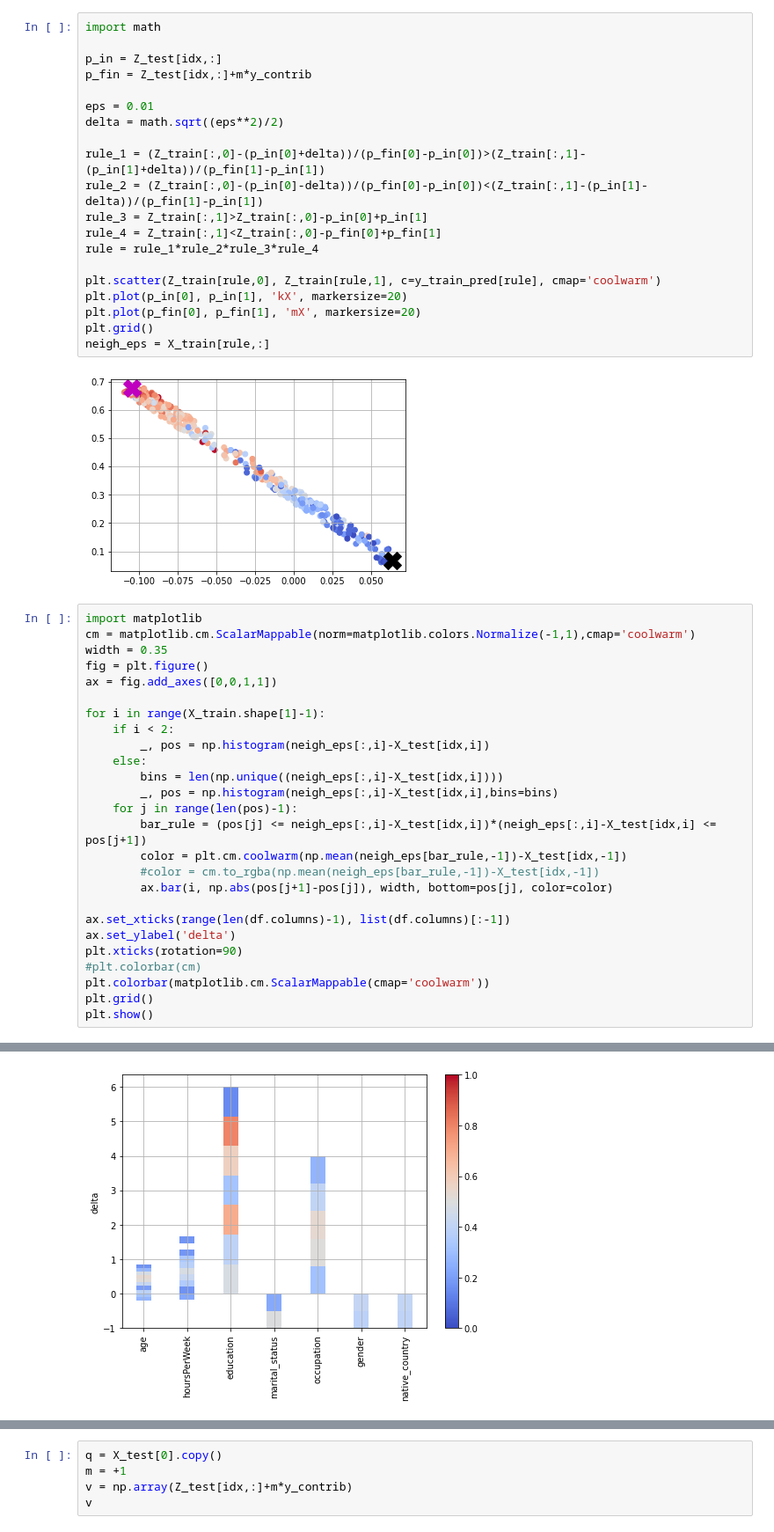
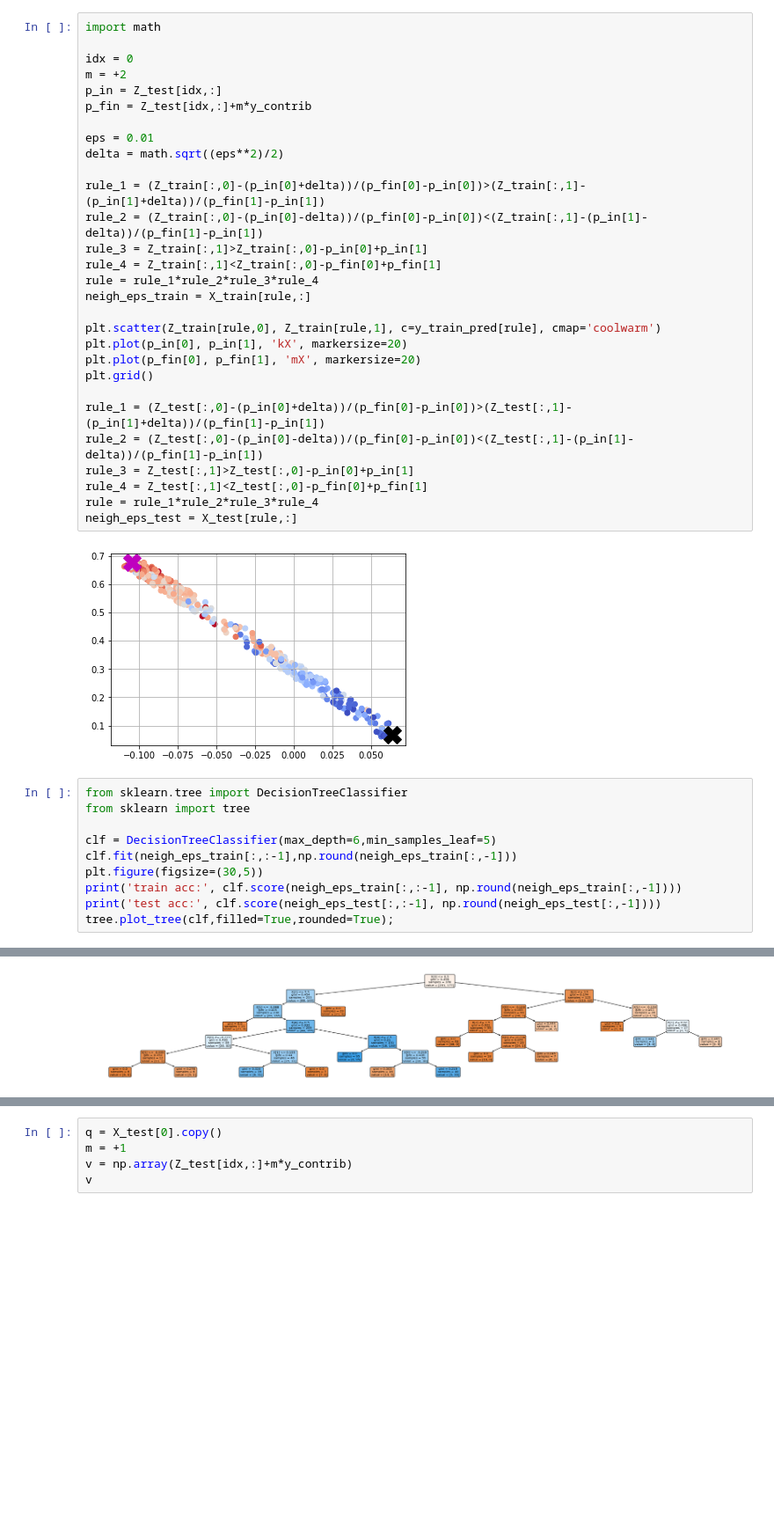
Before and after one commit to francescobodria/posthoc-similaryclass-counterfactuals, a Jupyter notebook: Adult_Mixed_distance.ipynb, the cells around one changed output, grey strips where cells are left out. Shown: that part at 88% size. Saved outputs shown, nothing was run; the diff lists cells and outputs as text; blank space fills up the shorter version.

```diff
--- a/Adult_Mixed_distance.ipynb
+++ b/Adult_Mixed_distance.ipynb
@@ -284,6 +284,8 @@ plt.grid()
 # %%
 import math
 
+idx = 0
+m = +2
 p_in = Z_test[idx,:]
 p_fin = Z_test[idx,:]+m*y_contrib
 
@@ -295,38 +297,29 @@ rule_2 = (Z_train[:,0]-(p_in[0]-delta))/(p_fin[0]-p_in[0])<(Z_train[:,1]-(p_in[1
 rule_3 = Z_train[:,1]>Z_train[:,0]-p_in[0]+p_in[1]
 rule_4 = Z_train[:,1]<Z_train[:,0]-p_fin[0]+p_fin[1]
 rule = rule_1*rule_2*rule_3*rule_4
+neigh_eps_train = X_train[rule,:]
 
 plt.scatter(Z_train[rule,0], Z_train[rule,1], c=y_train_pred[rule], cmap='coolwarm')
 plt.plot(p_in[0], p_in[1], 'kX', markersize=20)
 plt.plot(p_fin[0], p_fin[1], 'mX', markersize=20)
 plt.grid()
-neigh_eps = X_train[rule,:]
+
+rule_1 = (Z_test[:,0]-(p_in[0]+delta))/(p_fin[0]-p_in[0])>(Z_test[:,1]-(p_in[1]+delta))/(p_fin[1]-p_in[1])
+rule_2 = (Z_test[:,0]-(p_in[0]-delta))/(p_fin[0]-p_in[0])<(Z_test[:,1]-(p_in[1]-delta))/(p_fin[1]-p_in[1])
+rule_3 = Z_test[:,1]>Z_test[:,0]-p_in[0]+p_in[1]
+rule_4 = Z_test[:,1]<Z_test[:,0]-p_fin[0]+p_fin[1]
+rule = rule_1*rule_2*rule_3*rule_4
+neigh_eps_test = X_test[rule,:]
 # %% [output]
 [figure]
 # %%
-import matplotlib
-cm = matplotlib.cm.ScalarMappable(norm=matplotlib.colors.Normalize(-1,1),cmap='coolwarm')
-width = 0.35
-fig = plt.figure()
-ax = fig.add_axes([0,0,1,1])
+from sklearn.tree import DecisionTreeClassifier
+from sklearn import tree
 
-for i in range(X_train.shape[1]-1):
-    if i < 2:
-        _, pos = np.histogram(neigh_eps[:,i]-X_test[idx,i])
-    else:
-        bins = len(np.unique((neigh_eps[:,i]-X_test[idx,i])))
-        _, pos = np.histogram(neigh_eps[:,i]-X_test[idx,i],bins=bins)
-    for j in range(len(pos)-1):
-        bar_rule = (pos[j] <= neigh_eps[:,i]-X_test[idx,i])*(neigh_eps[:,i]-X_test[idx,i] <= pos[j+1])
-        color = plt.cm.coolwarm(np.mean(neigh_eps[bar_rule,-1])-X_test[idx,-1])
-        #color = cm.to_rgba(np.mean(neigh_eps[bar_rule,-1])-X_test[idx,-1])
-        ax.bar(i, np.abs(pos[j+1]-pos[j]), width, bottom=pos[j], color=color)
-
-ax.set_xticks(range(len(df.columns)-1), list(df.columns)[:-1])
-ax.set_ylabel('delta')
-plt.xticks(rotation=90)
-#plt.colorbar(cm)
-plt.colorbar(matplotlib.cm.ScalarMappable(cmap='coolwarm'))
-plt.grid()
-plt.show()
+clf = DecisionTreeClassifier(max_depth=6,min_samples_leaf=5)
+clf.fit(neigh_eps_train[:,:-1],np.round(neigh_eps_train[:,-1]))
+plt.figure(figsize=(30,5))
+print('train acc:', clf.score(neigh_eps_train[:,:-1], np.round(neigh_eps_train[:,-1])))
+print('test acc:', clf.score(neigh_eps_test[:,:-1], np.round(neigh_eps_test[:,-1])))
+tree.plot_tree(clf,filled=True,rounded=True);
 # %% [output]
@@ -333 +328 @@ plt.show()
-[figure, old version]
+[figure, new version]
```
Also changed, not shown: parts of 25 cells of this notebook, 17 other files.
